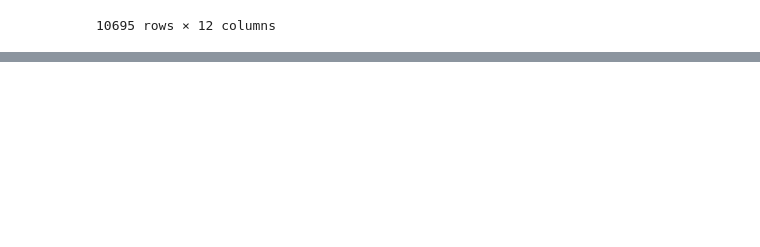
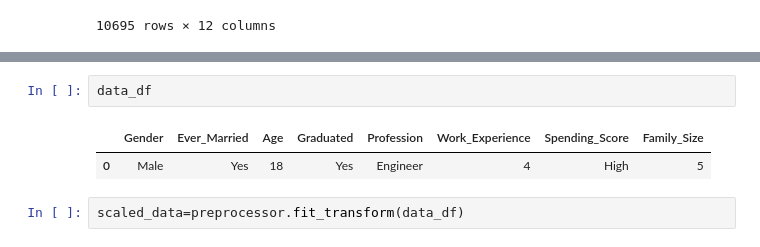
Before and after one commit to Abhikkumar619/Customer_segmentation_project, a Jupyter notebook: research/Experiment.ipynb, the cells around one changed output, grey strips where cells are left out. Cells and saved outputs as stored; diff of their text form; blank space fills up the shorter version.

```diff
--- a/research/Experiment.ipynb
+++ b/research/Experiment.ipynb
@@ -27,0 +87,7 @@ pd.DataFrame(list(collection.find()))
+# %%
+data_df
+# %% [output]
+|  | Gender | Ever_Married | Age | Graduated | Profession | Work_Experience | Spending_Score | Family_Size |
+| 0 | Male | Yes | 18 | Yes | Engineer | 4 | High | 5 |
+# %%
+scaled_data=preprocessor.fit_transform(data_df)
```
Also changed, not shown: parts of 36 cells of this notebook, 7 other files.
